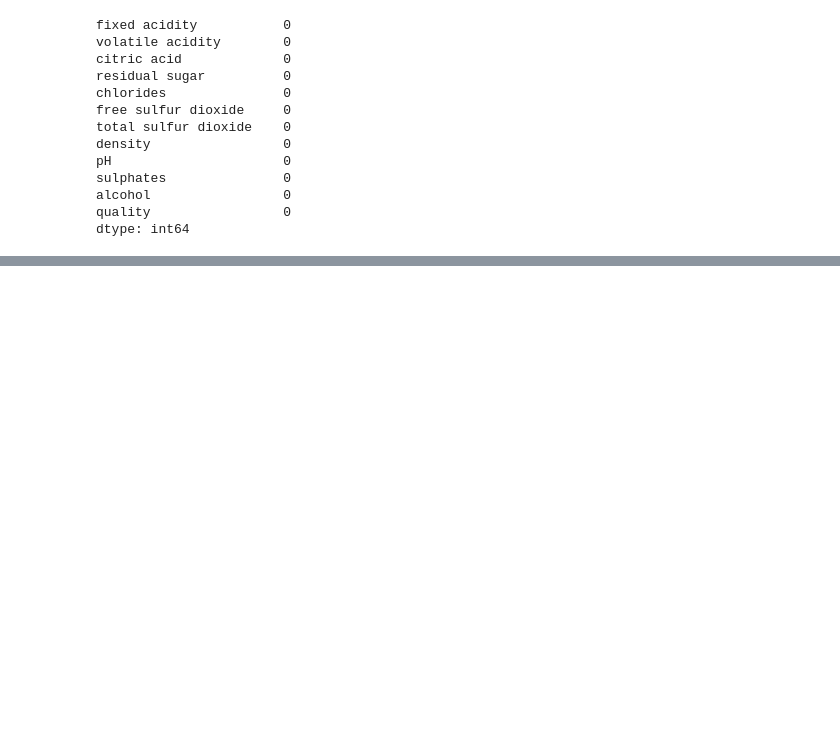
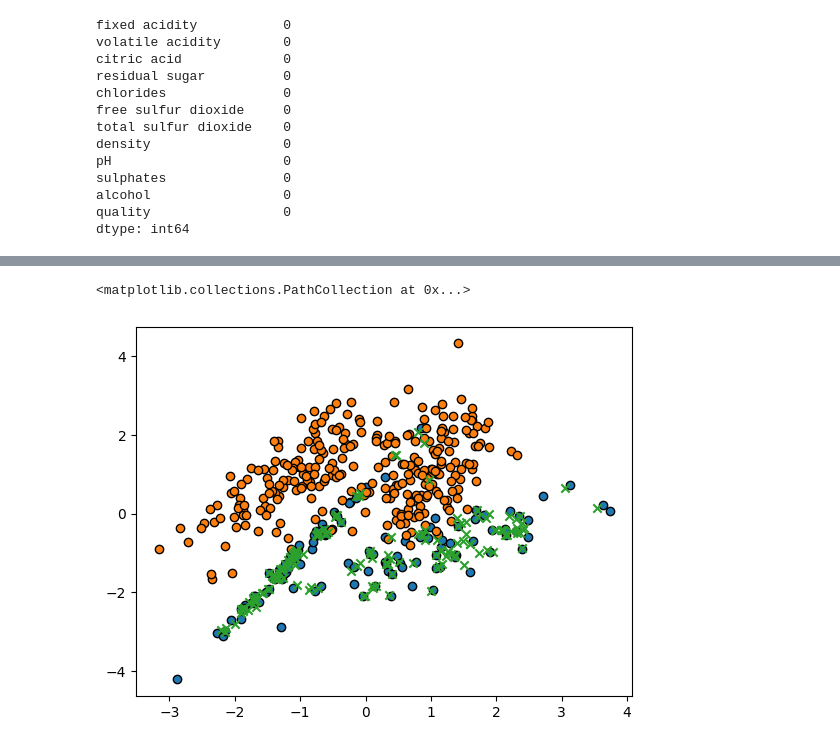
Before and after one commit to Anpkpk/machine-learning-2526, a Jupyter notebook: lab3/lab3.ipynb, the cells around one changed output, grey strips where cells are left out. Saved outputs shown, nothing was run; the diff lists cells and outputs as text; code cells hidden in the pictures; blank space fills up the shorter version.

```diff
--- a/lab3/lab3.ipynb
+++ b/lab3/lab3.ipynb
@@ -237,0 +284,10 @@ disp.plot()
+# %%
+X_new = X_new[len(X):]
+y_new = y_new[len(X):]
+
+plt.scatter(X[y==0, 0], X[y==0, 1], marker='o', edgecolors='k')
+plt.scatter(X[y==1, 0], X[y==1, 1], marker='o', edgecolors='k')
+plt.scatter(X_new[:, 0], X_new[:, 1], marker='x', edgecolors='k')
+# %% [output]
+<matplotlib.collections.PathCollection at 0x...>
+[figure, added]
```
Also changed, not shown: parts of 21 cells of this notebook.
